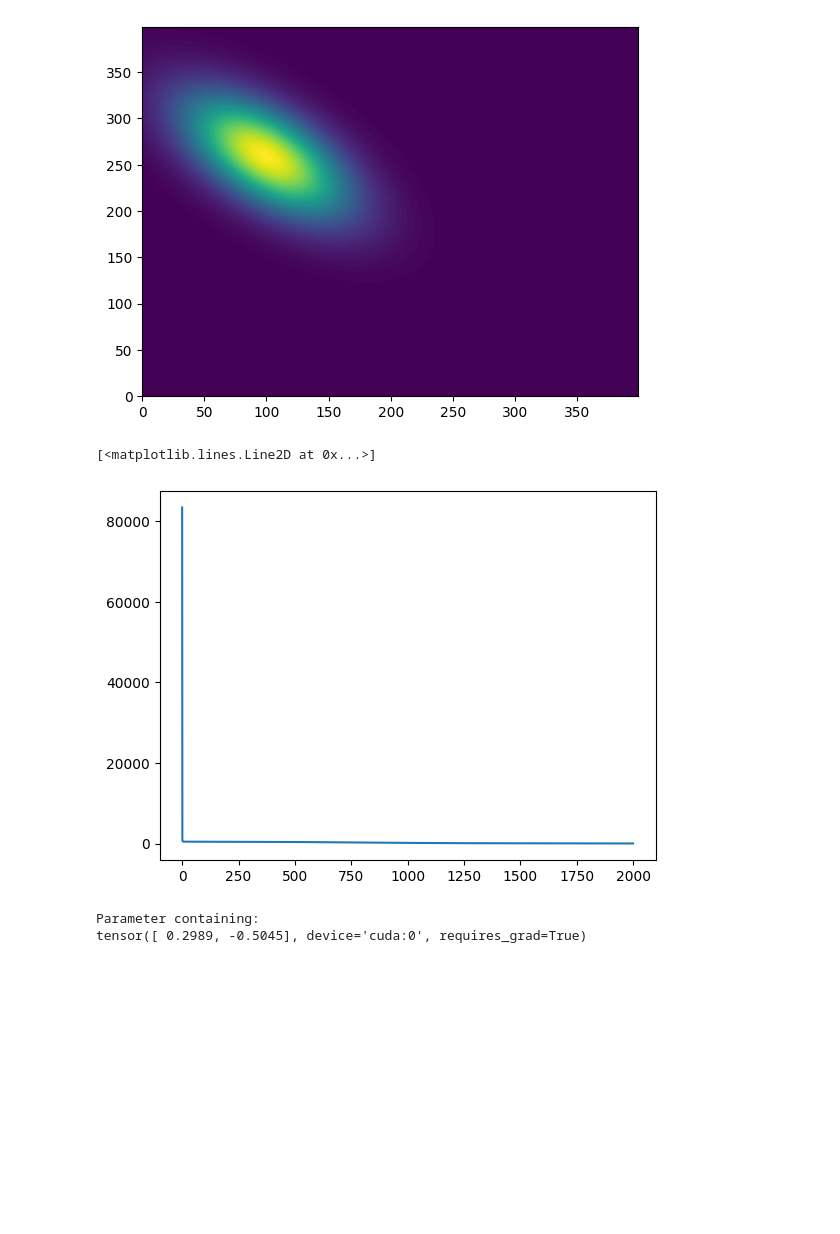
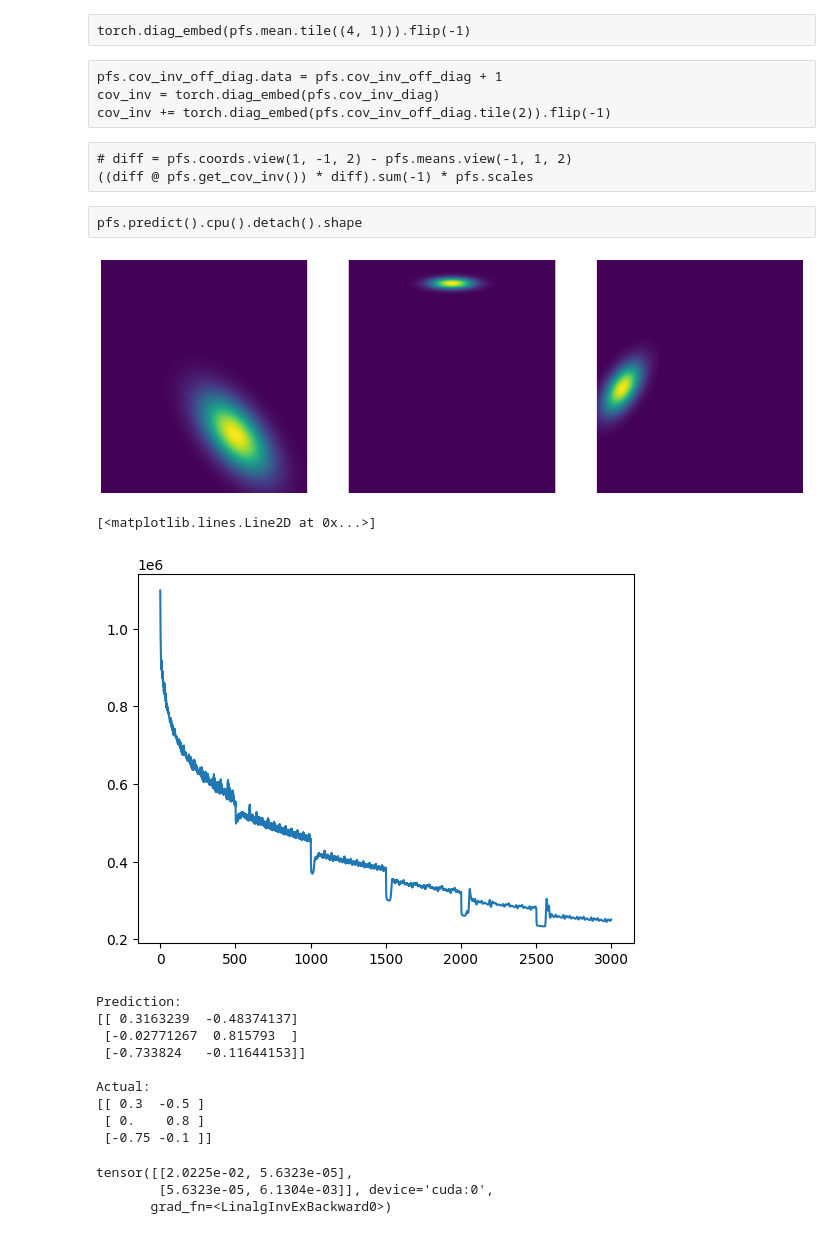
Before and after one commit to ChackMociute/Master-Thesis, a Jupyter notebook: place_fields.ipynb, the cells around one changed output. Cells and saved outputs as stored; diff of their text form; code cells hidden in the pictures; blank space fills up the shorter version.

Commit message:
Added fitting multiple Gaussians in parallel

```diff
--- a/place_fields.ipynb
+++ b/place_fields.ipynb
@@ -30,20 +41,43 @@ class PlaceFields(nn.Module):
+# %% [raw]
+torch.diag_embed(pfs.mean.tile((4, 1))).flip(-1)
+# %% [raw]
+pfs.cov_inv_off_diag.data = pfs.cov_inv_off_diag + 1
+cov_inv = torch.diag_embed(pfs.cov_inv_diag)
+cov_inv += torch.diag_embed(pfs.cov_inv_off_diag.tile(2)).flip(-1)
+# %% [raw]
+# diff = pfs.coords.view(1, -1, 2) - pfs.means.view(-1, 1, 2)
+((diff @ pfs.get_cov_inv()) * diff).sum(-1) * pfs.scales
+# %% [raw]
+pfs.predict().cpu().detach().shape
 # %%
 res = 400
 bounds = (-1, 1)
 
 x = torch.linspace(*bounds, res, device=device)
-x = torch.meshgrid(x, x, indexing='ij')
+x = torch.meshgrid(x, x, indexing='xy')
 coords = torch.stack(x).view(2, -1).T.view(res, res, 2)
 # %%
-mean = [0.3, -0.5]
-cov = [[0.05, -0.03],
-       [-0.03, 0.05]]
+means = np.asarray([
+    [0.3, -0.5],
+    [0., 0.8],
+    [-0.75, -0.1]
+])
+covs = np.asarray([
+    [[0.05, -0.03],
+     [-0.03, 0.05]],
+    [[0.02, 0.],
+     [0., 0.001]],
+    [[0.015, 0.01],
+     [0.01, 0.02]]
+])
 
-mvn = multivariate_normal(mean=mean, cov=cov)
-place = gaussian_grid(coords.cpu(), [mvn])
 
-plt.contourf(place, levels=100)
+targets = [gaussian_grid(coords.cpu(), [multivariate_normal(mean=m, cov=cov)]) for m, cov in zip(means, covs)]
+
+for ax, target in zip(plt.subplots(1, 3, figsize=(18, 6))[1], targets):
+    ax.contourf(target, levels=100)
+    ax.axis('off')
 plt.show()
 # %% [output]
-[figure, old version]
+[figure, new version]
 # %%
@@ -65,11 +99,27 @@ for _ in tqdm(range(2000)):
 # %%
-plt.plot(losses[0:])
+plt.plot(losses)
 # %% [output]
 [<matplotlib.lines.Line2D at 0x...>]
-[figure, old version]
+[figure, new version]
 # %%
-pfs.mean
+print("Prediction:")
+print(pfs.means.data.cpu().numpy())
+print("\nActual:")
+print(means)
 # %% [output]
-Parameter containing:
-tensor([ 0.2989, -0.5045], device='cuda:0', requires_grad=True)
+Prediction:
+[[ 0.3163239  -0.48374137]
+ [-0.02771267  0.815793  ]
+ [-0.733824   -0.11644153]]
+
+Actual:
+[[ 0.3  -0.5 ]
+ [ 0.    0.8 ]
+ [-0.75 -0.1 ]]
+# %%
+torch.inverse(pfs.get_cov_inv()[1])
+# %% [output]
+tensor([[2.0225e-02, 5.6323e-05],
+        [5.6323e-05, 6.1304e-03]], device='cuda:0',
+       grad_fn=<LinalgInvExBackward0>)
 # %%
```
Also changed, not shown: parts of 6 cells of this notebook.
